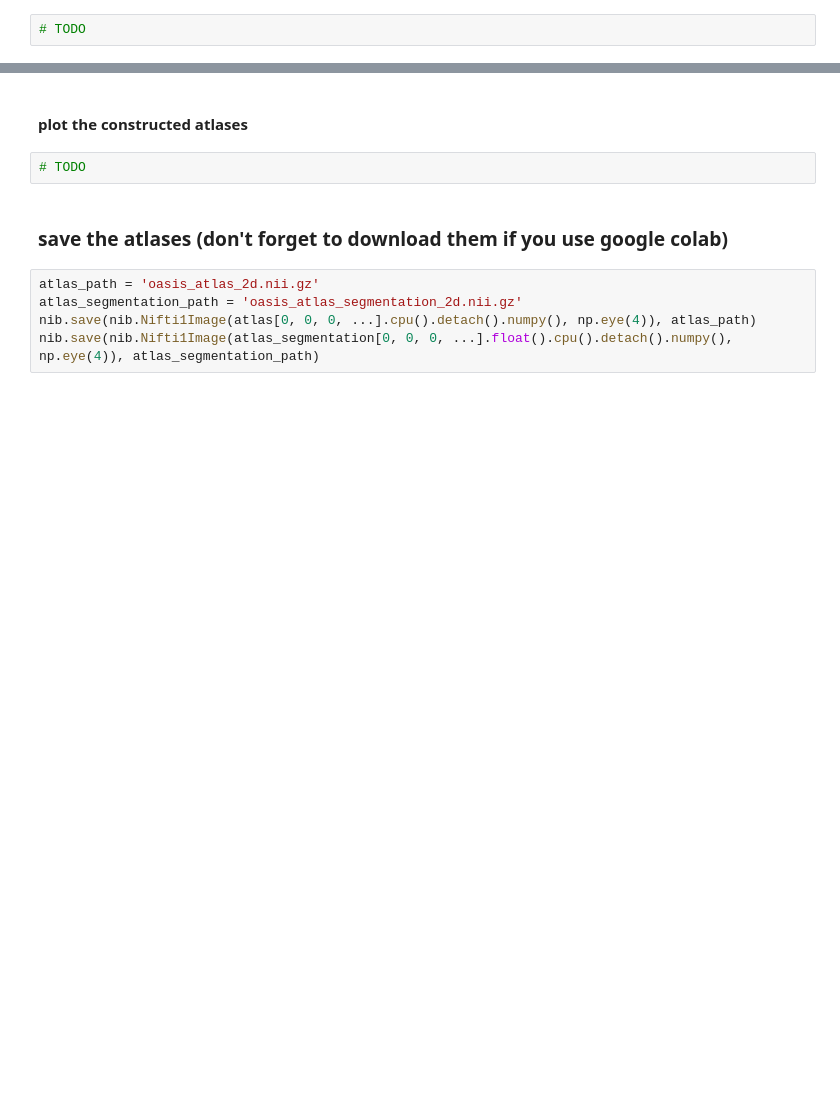
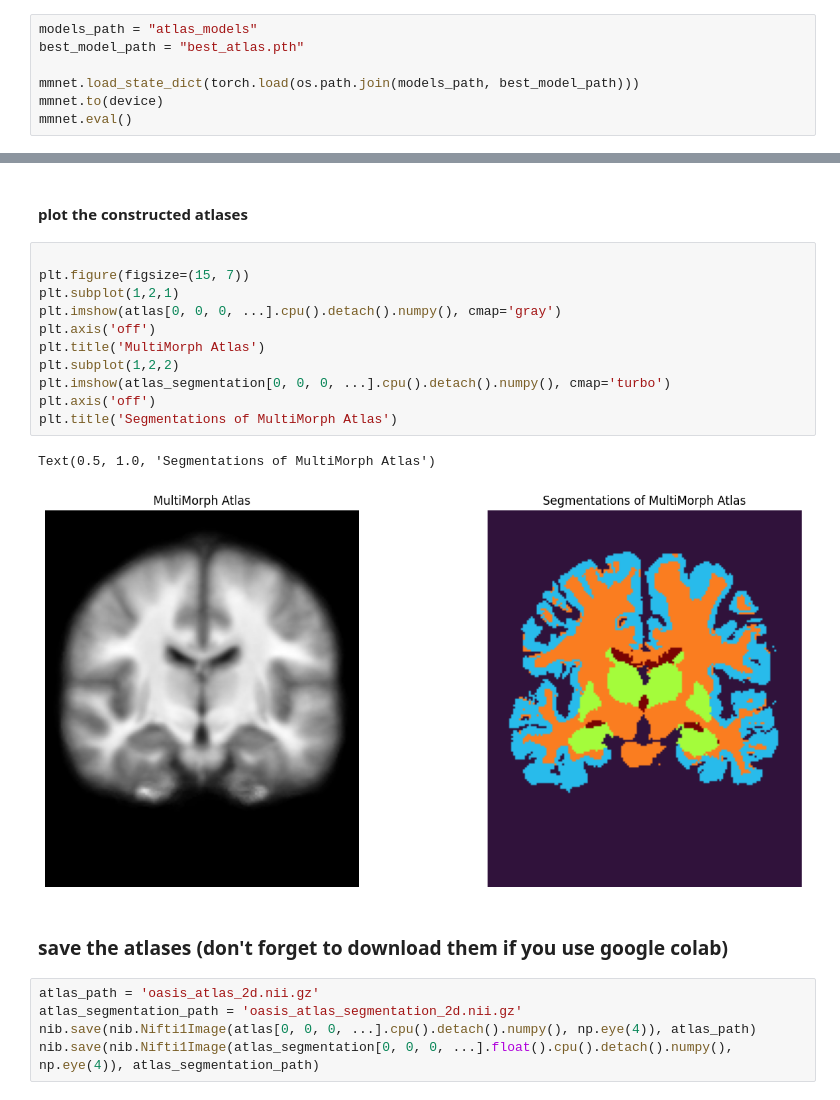
Before and after one commit to MurielleMardenli300/GBM6953HE_labs, a Jupyter notebook: lab2/GBM6953HE_Lab_2_(Atlas__Statistical_shape_analysis).ipynb, the cells around one changed output, grey strips where cells are left out. Cells and saved outputs as stored; diff of their text form; blank space fills up the shorter version.

```diff
--- a/lab2/GBM6953HE_Lab_2_(Atlas__Statistical_shape_analysis).ipynb
+++ b/lab2/GBM6953HE_Lab_2_(Atlas__Statistical_shape_analysis).ipynb
@@ -322,4 +393,9 @@ plot_row_slices(warped_grid, do_colorbars=False)
 # %% [markdown]
 ### visualize the resultant atlases, and compare to constructing an atlas by taking the mean
 # %%
-# TODO
+models_path = "atlas_models"
+best_model_path = "best_atlas.pth"
+
+mmnet.load_state_dict(torch.load(os.path.join(models_path, best_model_path)))
+mmnet.to(device)
+mmnet.eval()
@@ -351,7 +468,19 @@ print(f'Atlas Construction took {et-st:.3f} seconds for {images.shape[1]} images
 # %% [markdown]
 #### plot the constructed atlases
 # %%
-# TODO
+
+plt.figure(figsize=(15, 7))
+plt.subplot(1,2,1)
+plt.imshow(atlas[0, 0, 0, ...].cpu().detach().numpy(), cmap='gray')
+plt.axis('off')
+plt.title('MultiMorph Atlas')
+plt.subplot(1,2,2)
+plt.imshow(atlas_segmentation[0, 0, 0, ...].cpu().detach().numpy(), cmap='turbo')
+plt.axis('off')
+plt.title('Segmentations of MultiMorph Atlas')
+# %% [output]
+Text(0.5, 1.0, 'Segmentations of MultiMorph Atlas')
+[figure, added]
 # %% [markdown]
 ### save the atlases (don't forget to download them if you use google colab)
 # %%
```
Also changed, not shown: parts of 21 cells of this notebook.
